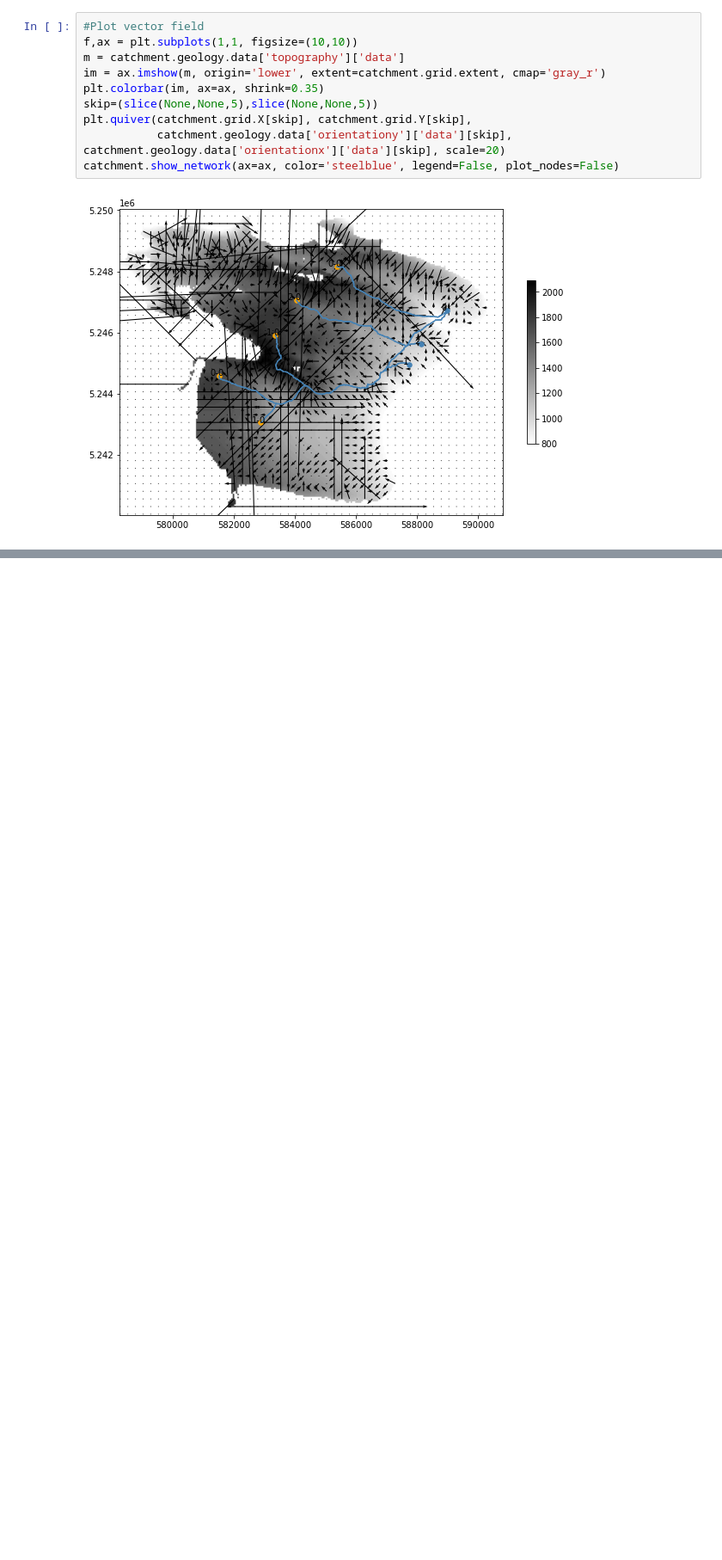
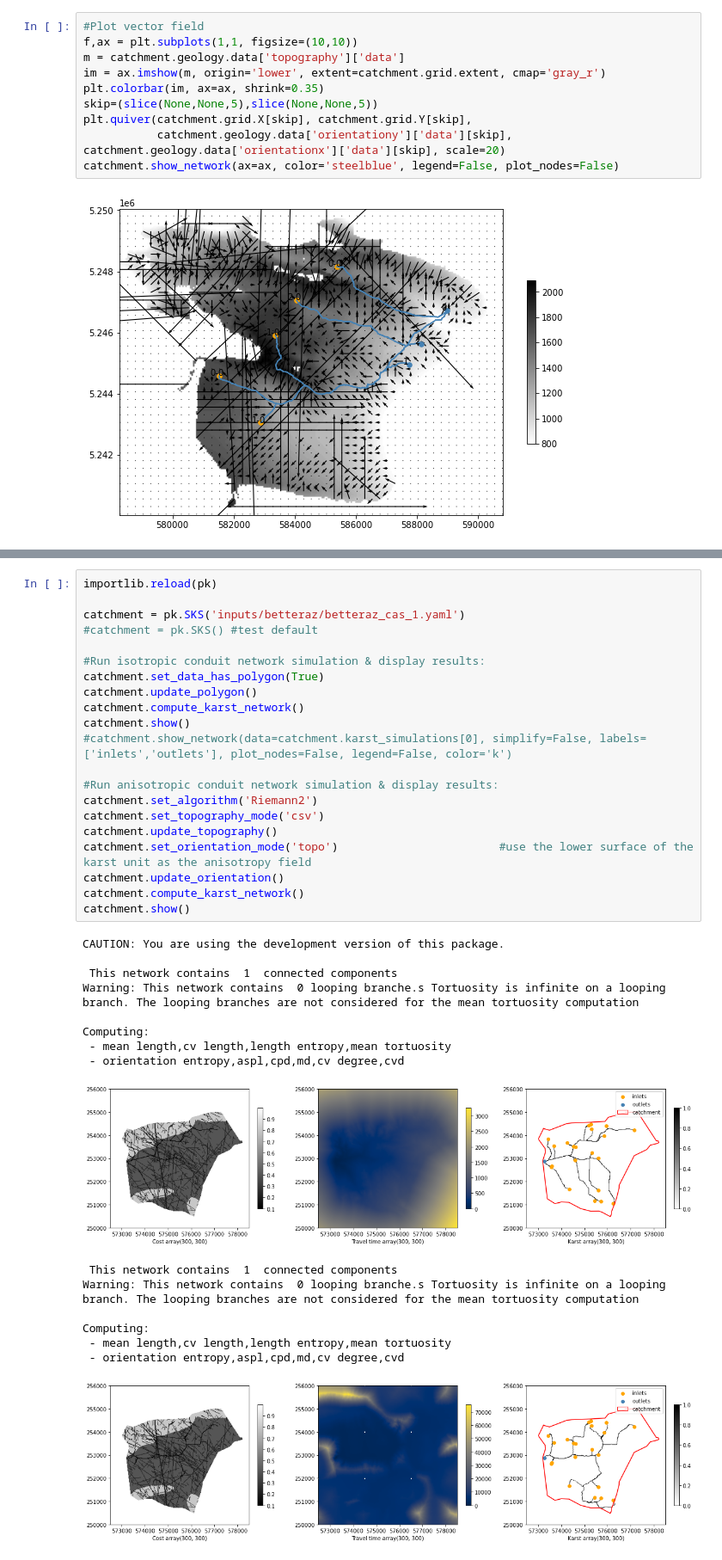
Before and after one commit to randlab/pyKasso, a Jupyter notebook: notebooks/pyKasso_HFM_Paper.ipynb, the cells around one changed output, grey strips where cells are left out. Shown at 86% size. Drawn from its saved outputs; the diff is of its cells as text; blank space fills up the shorter version.

```diff
--- a/notebooks/pyKasso_HFM_Paper.ipynb
+++ b/notebooks/pyKasso_HFM_Paper.ipynb
@@ -1414,0 +1359,38 @@ catchment.show_network(ax=ax)
+# %%
+importlib.reload(pk)
+
+catchment = pk.SKS('inputs/betteraz/betteraz_cas_1.yaml')
+#catchment = pk.SKS() #test default
+
+#Run isotropic conduit network simulation & display results:
+catchment.set_data_has_polygon(True)
+catchment.update_polygon()
+catchment.compute_karst_network()
+catchment.show()
+#catchment.show_network(data=catchment.karst_simulations[0], simplify=False, labels=['inlets','outlets'], plot_nodes=False, legend=False, color='k')
+
+#Run anisotropic conduit network simulation & display results:
+catchment.set_algorithm('Riemann2')
+catchment.set_topography_mode('csv')
+catchment.update_topography()
+catchment.set_orientation_mode('topo')                        #use the lower surface of the karst unit as the anisotropy field
+catchment.update_orientation()
+catchment.compute_karst_network()
+catchment.show()
+# %% [output]
+CAUTION: You are using the development version of this package.
+
+ This network contains  1  connected components
+Warning: This network contains  0 looping branche.s Tortuosity is infinite on a looping branch. The looping branches are not considered for the mean tortuosity computation
+
+Computing:
+ - mean length,cv length,length entropy,mean tortuosity
+ - orientation entropy,aspl,cpd,md,cv degree,cvd
+[figure, added]
+ This network contains  1  connected components
+Warning: This network contains  0 looping branche.s Tortuosity is infinite on a looping branch. The looping branches are not considered for the mean tortuosity computation
+
+Computing:
+ - mean length,cv length,length entropy,mean tortuosity
+ - orientation entropy,aspl,cpd,md,cv degree,cvd
+[figure, added]
```
Also changed, not shown: parts of 14 cells of this notebook, 9 other files.
